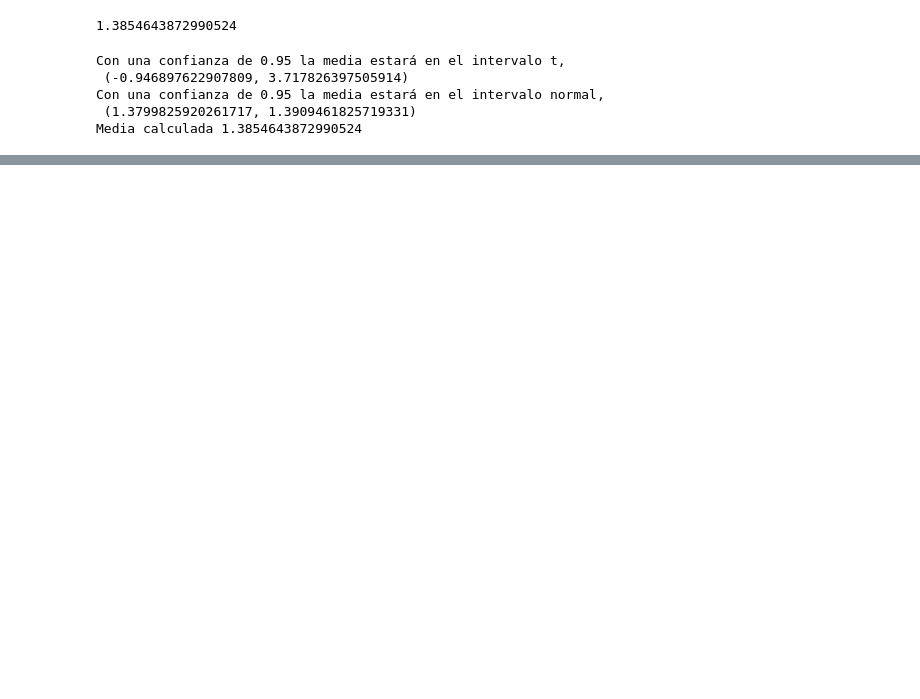
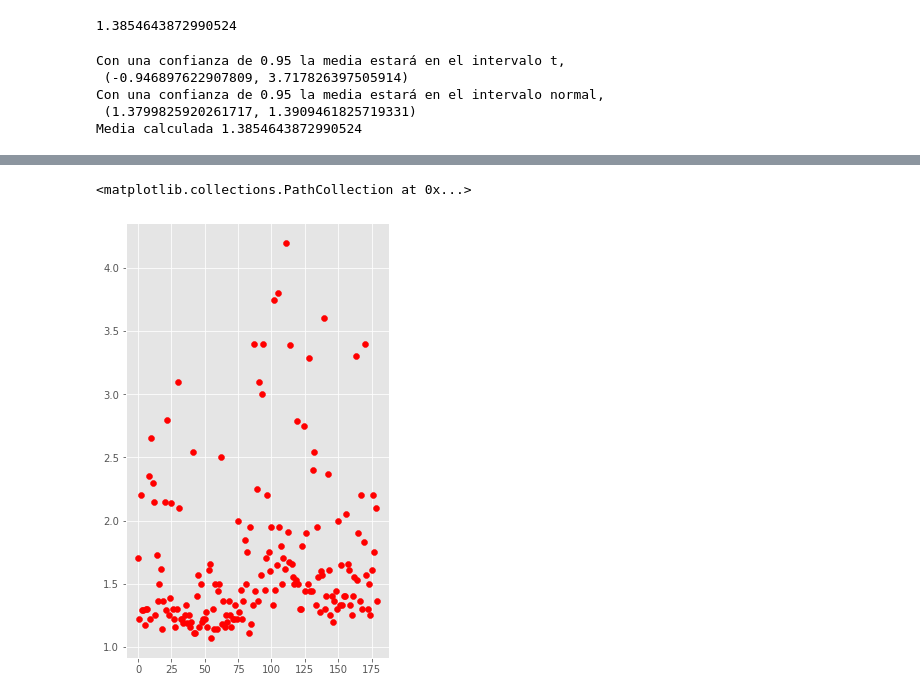
Before and after one commit to EduardoLoza/ProyectoModulo1_delaTorreE_VelascoG, a Jupyter notebook: ProyectoModulo1_delaTorreE_VelascoG.ipynb, the cells around one changed output, grey strips where cells are left out. Cells and saved outputs as stored; diff of their text form; code cells hidden in the pictures; blank space fills up the shorter version.

```diff
--- a/ProyectoModulo1_delaTorreE_VelascoG.ipynb
+++ b/ProyectoModulo1_delaTorreE_VelascoG.ipynb
@@ -1841,0 +1846,7 @@ Media calculada 1.3854643872990524
+# %%
+plt.figure(figsize=(16,8))
+plt.subplot(131)
+plt.scatter(np.arange(0,len(liv)),liv,color='red')
+# %% [output]
+<matplotlib.collections.PathCollection at 0x...>
+[figure, added]
```
Also changed, not shown: parts of 45 cells of this notebook.
